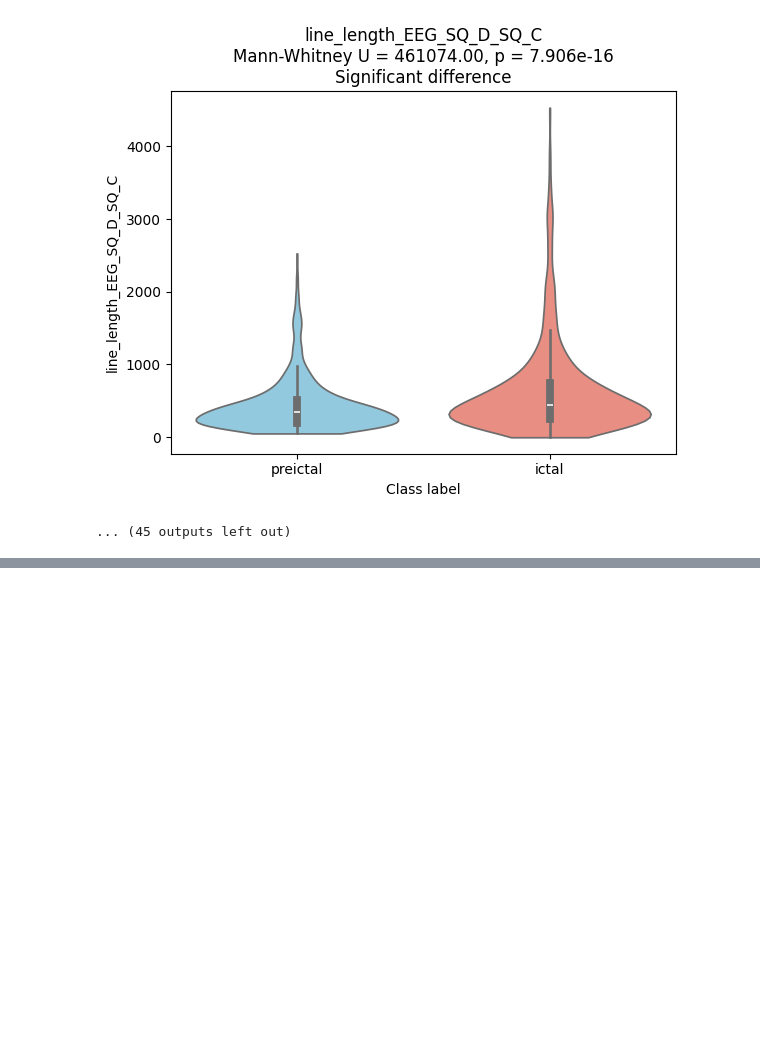
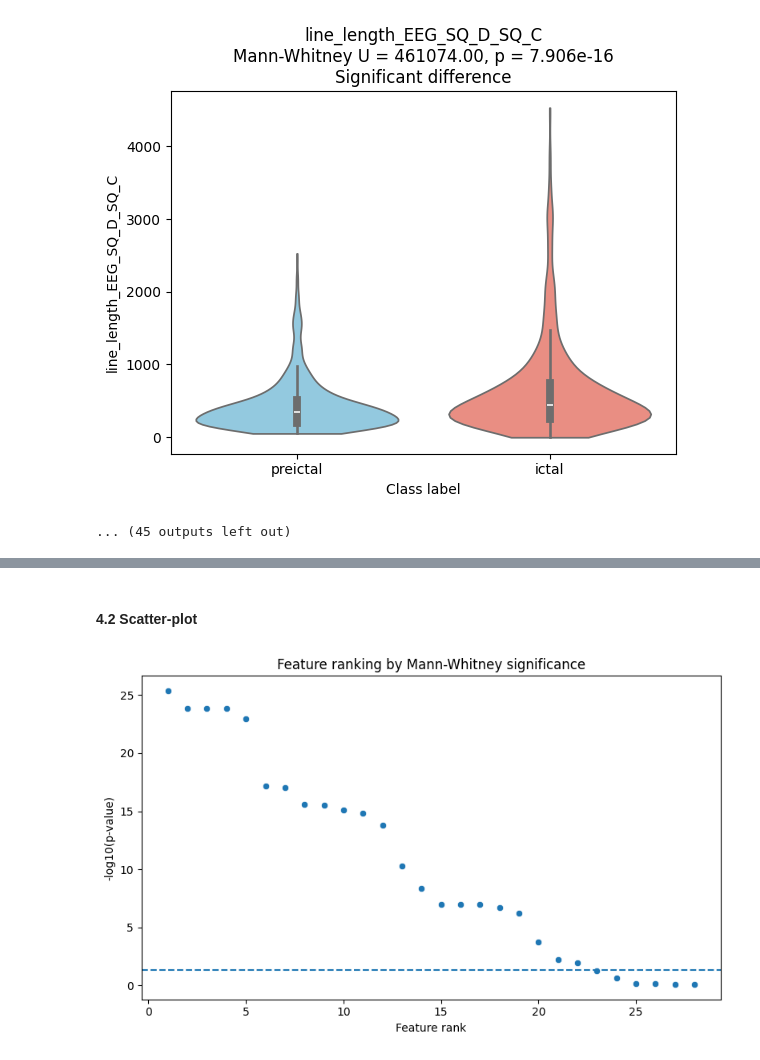
Before and after one commit to tomas0899/FoundationModel_EEG_Dissertation, a Jupyter notebook: Main_project/src/test_and_develop/2_Feature_extraction/Stats_test30042026.ipynb, the cells around one changed output, grey strips where cells are left out. Saved outputs shown, nothing was run; the diff lists cells and outputs as text; code cells hidden in the pictures; blank space fills up the shorter version.

```diff
--- a/Main_project/src/test_and_develop/2_Feature_extraction/Stats_test30042026.ipynb
+++ b/Main_project/src/test_and_develop/2_Feature_extraction/Stats_test30042026.ipynb
@@ -613,0 +651,24 @@ Plotting feature: line_length_EEG_SQ_D_SQ_C
+# %% [markdown]
+#### 4.2 Scatter-plot
+# %%
+df_ranked = df_ranked.reset_index(drop=True)
+df_ranked["rank"] = df_ranked.index + 1
+
+plt.figure(figsize=(8, 5))
+
+sns.scatterplot(
+    data=df_ranked,
+    x="rank",
+    y="minus_log10_p"
+)
+
+plt.axhline(-np.log10(0.05), linestyle="--")
+
+plt.xlabel("Feature rank")
+plt.ylabel("-log10(p-value)")
+plt.title("Feature ranking by Mann-Whitney significance")
+
+plt.tight_layout()
+plt.show()
+# %% [output]
+[figure, added]
```
Also changed, not shown: parts of 13 cells of this notebook.
